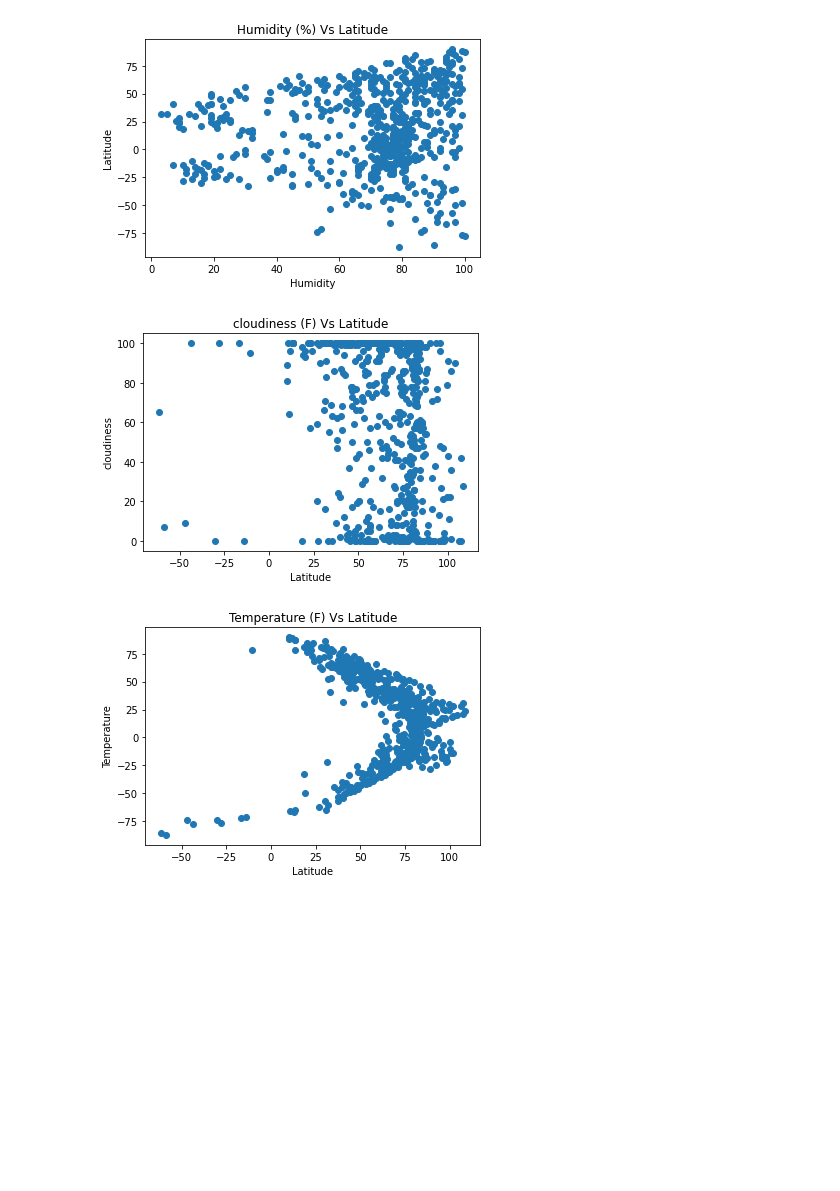
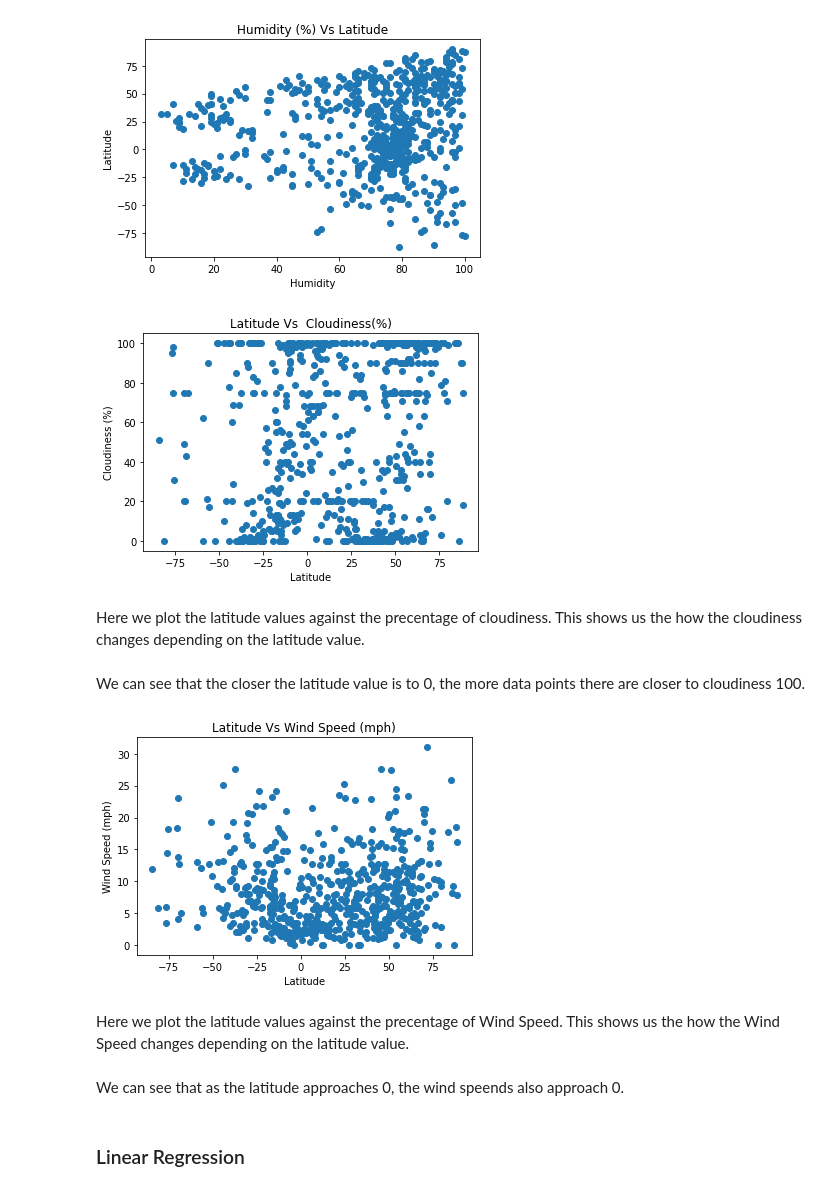
Before and after one commit to MarcusKorea/What-s-the-Weather-Like-, a Jupyter notebook: WeatherPy/WeatherPy.ipynb, the cells around one changed output. Saved outputs shown, nothing was run; the diff lists cells and outputs as text; code cells hidden in the pictures; blank space fills up the shorter version.

```diff
--- a/WeatherPy/WeatherPy.ipynb
+++ b/WeatherPy/WeatherPy.ipynb
@@ -13,12 +17,15 @@ import numpy as np
 # %% [markdown]
 #### Getting 500 or more random cities
 # %%
+# set seed
+np.random.seed(45)
+
 # Create 1500 random latitude and longtitutde values
 # some coordinates might be similar so when using citipy to find the nearest city,
 # some cities might be duplicated so we create extra coordinates just in case
 
-lat = np.random.uniform(-90,90,1500)
-long = np.random.uniform(-180,180,1500)
+lat = np.random.uniform(-90,90,1600)
+long = np.random.uniform(-180,180,1600)
 # %%
 # create a dataframe for the coordinates
 city_info = pd.DataFrame({'lat':lat,'long':long})
@@ -102,0 +92,7 @@ data =requests.get(new_url).json()
+# %%
+# create empty columns
+city_info['temp'] = " "
+city_info['humidity'] = " "
+city_info['cloudiness'] = " "
+city_info['wind speed'] = " "
+city_info
@@ -124,7 +184,4 @@ starting search...
 search done
 # %%
-city_info['temp'] = temp
-city_info['humidity'] = humidity
-city_info['cloudiness'] = cloudiness
-city_info['wind speed'] = wind_speed
+city_info.shape
 # %% [output]
@@ -193,18 +222,30 @@ plt.show()
 # %% [output]
 [figure]
 # %%
-plt.scatter(city_info['temp'],city_info['cloudiness'])
+plt.scatter(city_info['lat'],city_info['cloudiness'])
 plt.xlabel('Latitude')
-plt.ylabel('cloudiness')
-plt.title('cloudiness (F) Vs Latitude')
+plt.ylabel('Cloudiness (%)')
+plt.title('Latitude Vs  Cloudiness(%)')
+plt.savefig('Latitude Vs Cloudiness(%)',facecolor='white', transparent=False)
 plt.show()
 # %% [output]
-[figure, old version]
+[figure, new version]
+# %% [markdown]
+Here we plot the latitude values against the precentage of cloudiness. This shows us the how the cloudiness changes depending on the latitude value.
+# %% [markdown]
+We can see that the closer the latitude value is to 0, the more data points there are closer to cloudiness 100.
 # %%
-plt.scatter(city_info['temp'],city_info['lat'])
+plt.scatter(city_info['lat'],city_info['wind speed'])
 plt.xlabel('Latitude')
-plt.ylabel('Temperature')
-plt.title('Temperature (F) Vs Latitude')
+plt.ylabel('Wind Speed (mph)')
+plt.title('Latitude Vs Wind Speed (mph)')
+plt.savefig('Latitude Vs Wind Speed (mph)',facecolor='white', transparent=False)
 plt.show()
 # %% [output]
-[figure, old version]
+[figure, new version]
+# %% [markdown]
+Here we plot the latitude values against the precentage of Wind Speed. This shows us the how the Wind Speed changes depending on the latitude value.
+# %% [markdown]
+We can see that as the latitude approaches 0, the wind speends also approach 0.
+# %% [markdown]
+### Linear Regression
```
Also changed, not shown: parts of 38 cells of this notebook, 12 other files.
